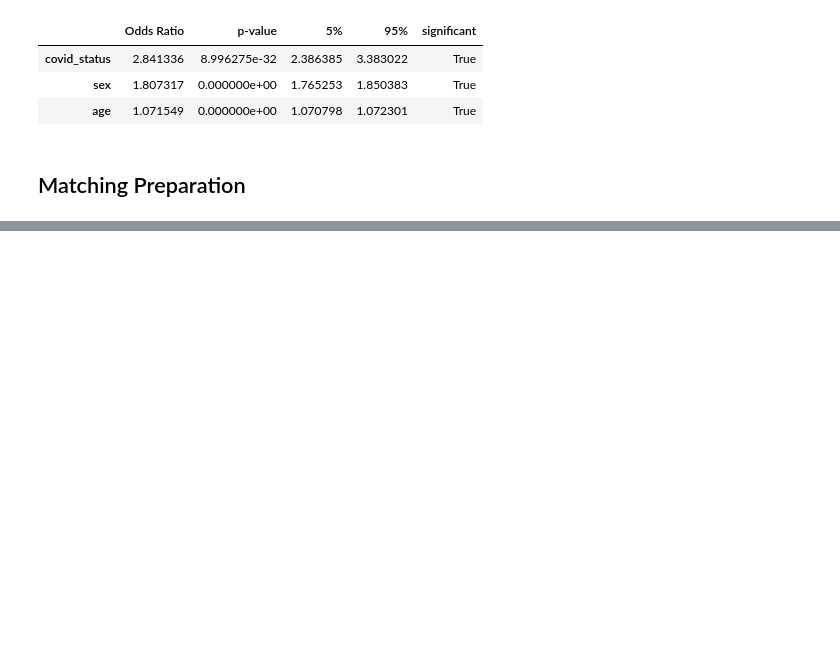
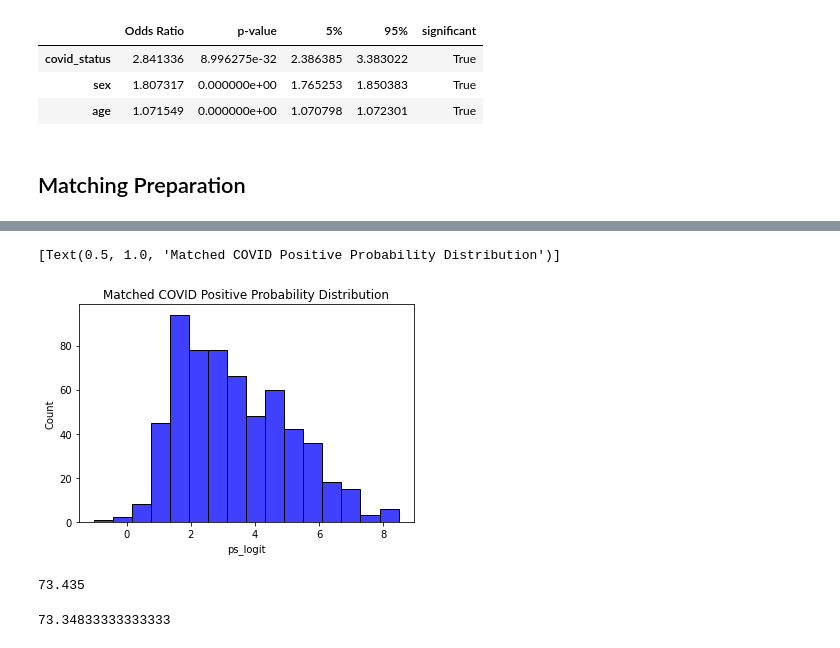
Before and after one commit to biony1209/DSCI-510-Final-Project, a Jupyter notebook: code/Final Project Data.ipynb, the cells around one changed output, grey strips where cells are left out. Cells and saved outputs as stored; diff of their text form; code cells hidden in the pictures; blank space fills up the shorter version.

```diff
--- a/code/Final Project Data.ipynb
+++ b/code/Final Project Data.ipynb
@@ -193,0 +266,5 @@ result2 = result[result['covid_status'] == 1]
+# %%
+sns.histplot(data=matchedresult2, x='ps_logit', color="blue").set(title = "Matched COVID Positive Probability Distribution")
+# %% [output]
+[Text(0.5, 1.0, 'Matched COVID Positive Probability Distribution')]
+[figure, added]
@@ -193,0 +275,8 @@ result2 = result[result['covid_status'] == 1]
+# %%
+noncovid_result['age'].mean()
+# %% [output]
+73.435
+# %%
+matched_result['age'].mean()
+# %% [output]
+73.34833333333333
```
Also changed, not shown: parts of 40 cells of this notebook.
